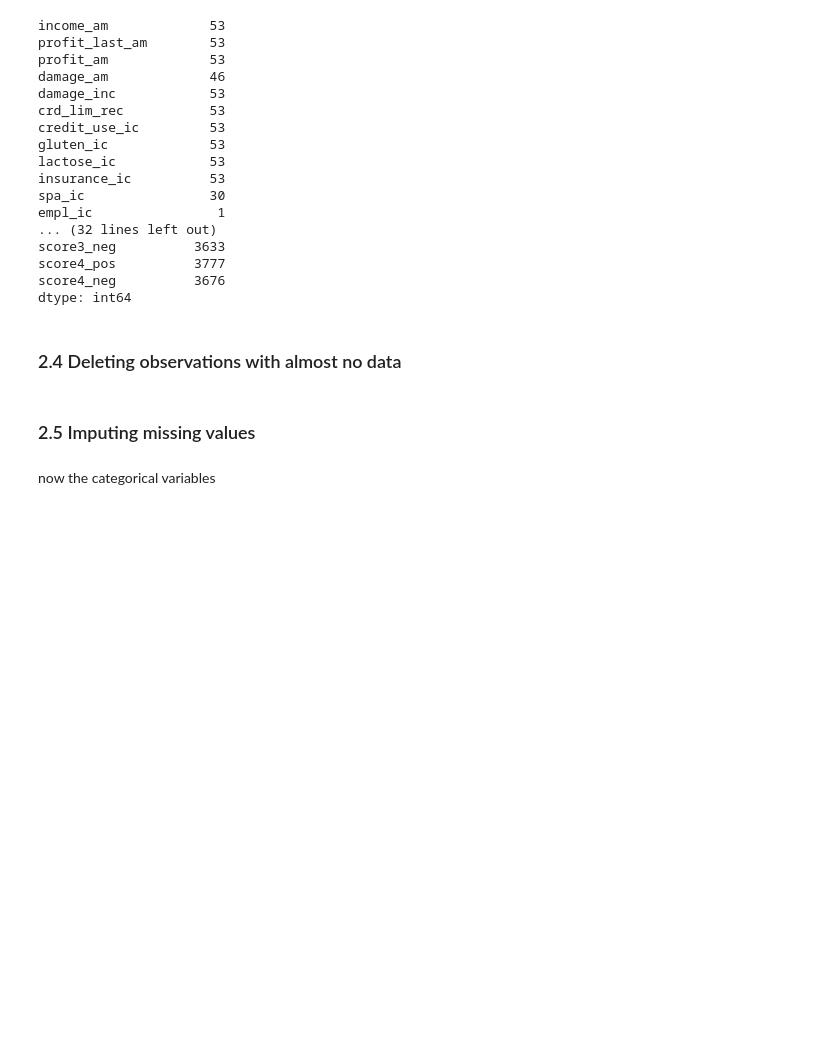
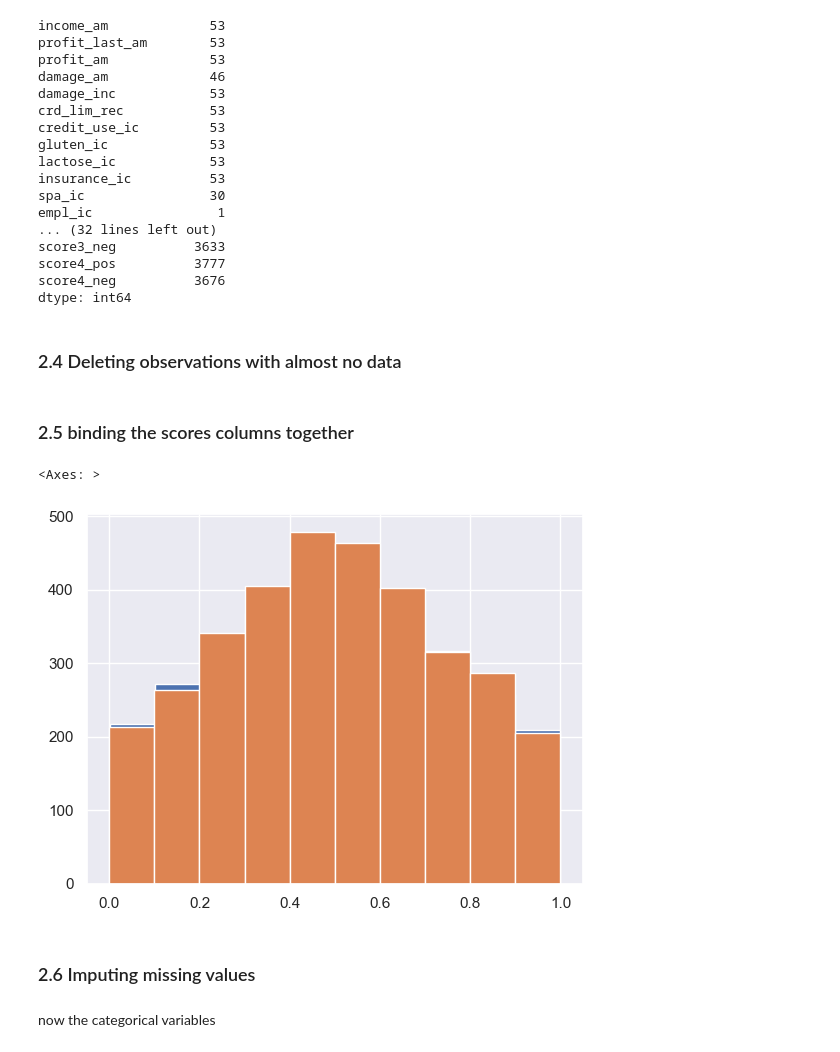
Before and after one commit to Vicba/SchoolProject, a Jupyter notebook: Project.ipynb, the cells around one changed output. Drawn from its saved outputs; the diff is of its cells as text; code cells hidden in the pictures; blank space fills up the shorter version.

Commit message:
added the scorespos and scoreseng

```diff
--- a/Project.ipynb
+++ b/Project.ipynb
@@ -294,3 +294,19 @@ dtype: int64
 df_no_features_and_scores5 = df_no_features_and_scores5.dropna(subset=['income_am', 'profit_last_am', 'profit_am', 'score1_pos', 'score1_neg', 'score2_pos', 'score2_neg', 'score3_pos', 'score3_neg', 'score4_pos', 'score4_neg'], how='all')
 
 # , 'score5_pos', 'score5_neg' er uit want die hebben we al gedropt
+# %% [markdown]
+### 2.5 binding the scores columns together
+# %%
+df_imputed = df_no_features_and_scores5.copy()
+#trying to get the mean of the pos scores and the mean of the neg scores together in 2 columns
+pos_cols = [col for col in df_imputed.columns if 'pos' in col]
+neg_cols = [col for col in df_imputed.columns if 'neg' in col]
+
+df_imputed['pos_mean'] = df_imputed[pos_cols].mean(axis=1)
+df_imputed['neg_mean'] = df_imputed[neg_cols].mean(axis=1)
+
+df_imputed['pos_mean'].hist()
+df_imputed['neg_mean'].hist()
+# %% [output]
+<Axes: >
+[figure, added]
@@ -297,5 +315,5 @@ df_no_features_and_scores5 = df_no_features_and_scores5.dropna(subset=['income_a
 # %% [markdown]
-### 2.5 Imputing missing values
+### 2.6 Imputing missing values
 # %%
 df_imputed = df_no_features_and_scores5.copy()
 
```
Also changed, not shown: parts of 3 cells of this notebook.
